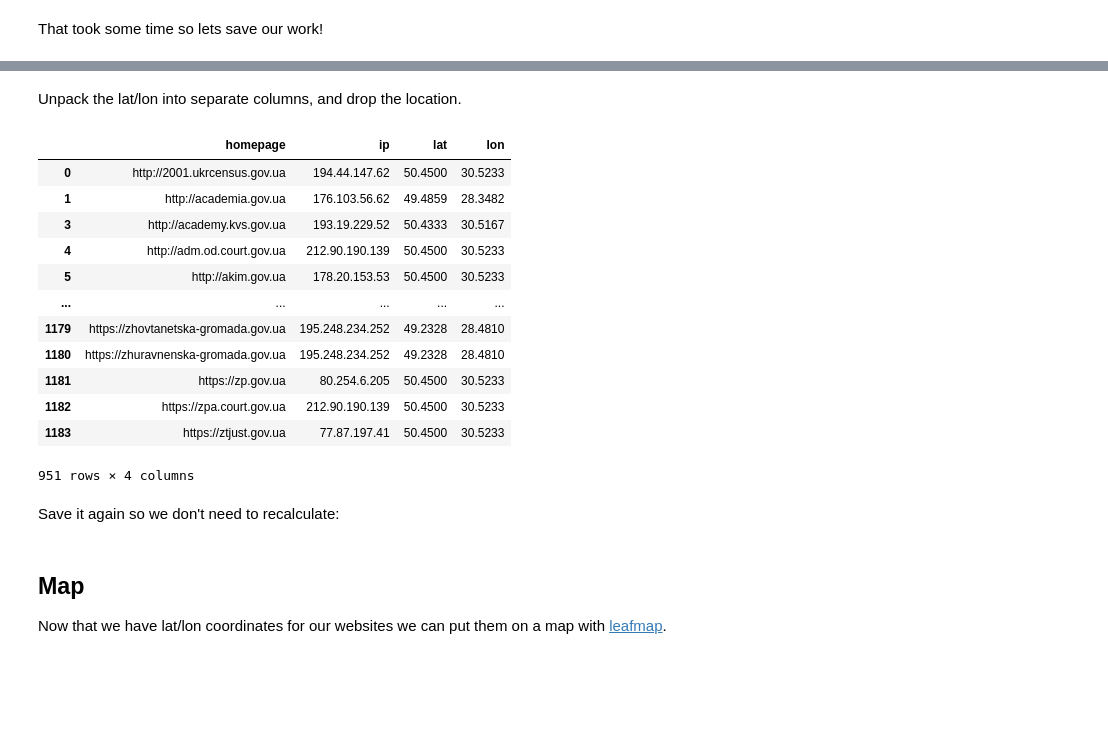
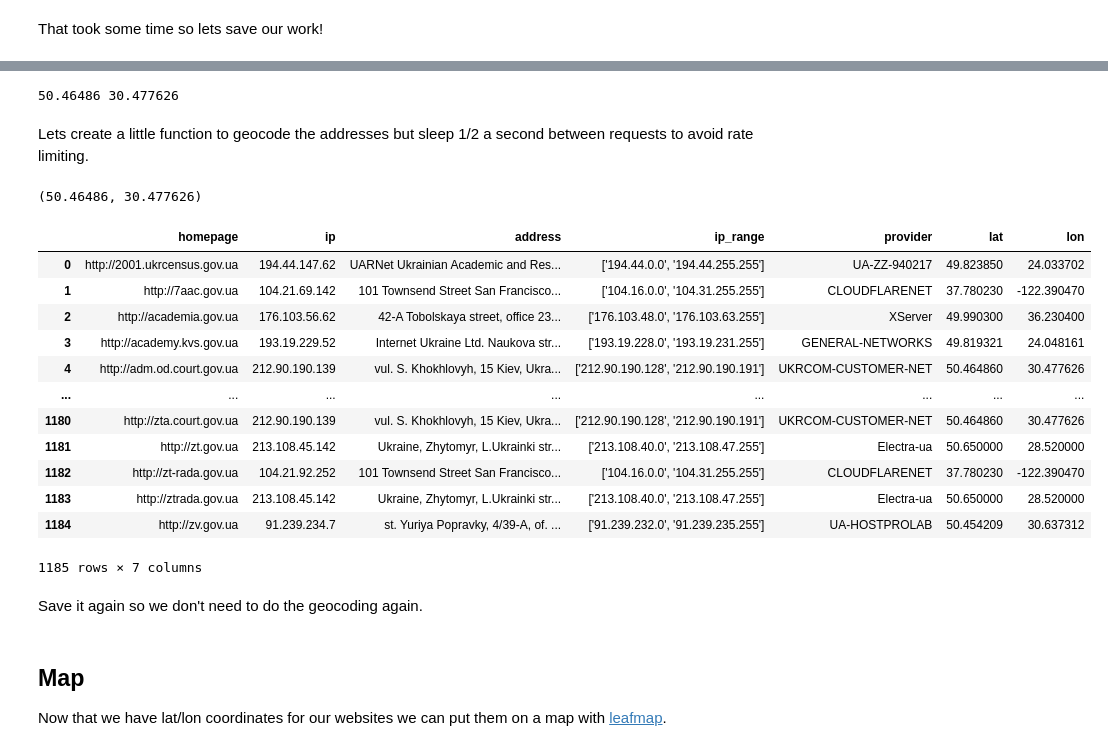
Before and after one commit to bmschmidt/gov-ua, a Jupyter notebook: Websites.ipynb, the cells around one changed output, grey strips where cells are left out. Drawn from its saved outputs; the diff is of its cells as text; code cells hidden in the pictures; blank space fills up the shorter version.

Commit message:
use geocoded whois addresses instead geoip

```diff
--- a/Websites.ipynb
+++ b/Websites.ipynb
@@ -146,0 +196,3 @@ df = df.dropna()
+# %%
+df[['address', 'ip_range', 'provider']] = df.apply(lambda r: lookup(r.ip), axis=1,  result_type="expand")
+df
@@ -147,26 +226,49 @@ df = df.dropna()
+# %%
+import os
+import geopy
+
+api_key = os.environ.get('MAPBOX_API_KEY')
+
+mapbox = geopy.MapBox(api_key=api_key)
+loc = mapbox.geocode("vul. S. Khokhlovyh, 15 Kiev, Ukraine, 04050")
+print(loc.latitude, loc.longitude)
+# %% [output]
+50.46486 30.477626
 # %% [markdown]
-Unpack the lat/lon into separate columns, and drop the location.
+Lets create a little function to geocode the addresses but sleep 1/2 a second between requests to avoid rate limiting.
-# %%
-df['lat'] = df['location'].map(lambda a: a[0])
-df['lon'] = df['location'].map(lambda a: a[1])
-df = df.drop(columns=['location'])
-df
-# %% [output]
-|  | homepage | ip | lat | lon |
-| 0 | http://2001.ukrcensus.gov.ua | 194.44.147.62 | 50.4500 | 30.5233 |
-| 1 | http://academia.gov.ua | 176.103.56.62 | 49.4859 | 28.3482 |
-| 3 | http://academy.kvs.gov.ua | 193.19.229.52 | 50.4333 | 30.5167 |
-| 4 | http://adm.od.court.gov.ua | 212.90.190.139 | 50.4500 | 30.5233 |
-| 5 | http://akim.gov.ua | 178.20.153.53 | 50.4500 | 30.5233 |
-| ... | ... | ... | ... | ... |
-| 1179 | https://zhovtanetska-gromada.gov.ua | 195.248.234.252 | 49.2328 | 28.4810 |
-| 1180 | https://zhuravnenska-gromada.gov.ua | 195.248.234.252 | 49.2328 | 28.4810 |
-| 1181 | https://zp.gov.ua | 80.254.6.205 | 50.4500 | 30.5233 |
-| 1182 | https://zpa.court.gov.ua | 212.90.190.139 | 50.4500 | 30.5233 |
-| 1183 | https://ztjust.gov.ua | 77.87.197.41 | 50.4500 | 30.5233 |
-951 rows × 4 columns
+# %%
+import time
+
+def geocode(address):
+    time.sleep(.5)
+    loc = mapbox.geocode(address)
+    if loc:
+        return (loc.latitude, loc.longitude)
+    else:
+        return (None, None)
+
+geocode("vul. S. Khokhlovyh, 15 Kiev, Ukraine, 04050")
+# %% [output]
+(50.46486, 30.477626)
+# %%
+df[['lat', 'lon']] = df.apply(lambda r: geocode(r.address), axis=1, result_type='expand')
+df
+# %% [output]
+|  | homepage | ip | address | ip_range | provider | lat | lon |
+| 0 | http://2001.ukrcensus.gov.ua | 194.44.147.62 | UARNet Ukrainian Academic and Res... | ['194.44.0.0', '194.44.255.255'] | UA-ZZ-940217 | 49.823850 | 24.033702 |
+| 1 | http://7aac.gov.ua | 104.21.69.142 | 101 Townsend Street San Francisco... | ['104.16.0.0', '104.31.255.255'] | CLOUDFLARENET | 37.780230 | -122.390470 |
+| 2 | http://academia.gov.ua | 176.103.56.62 | 42-A Tobolskaya street, office 23... | ['176.103.48.0', '176.103.63.255'] | XServer | 49.990300 | 36.230400 |
+| 3 | http://academy.kvs.gov.ua | 193.19.229.52 | Internet Ukraine Ltd. Naukova str... | ['193.19.228.0', '193.19.231.255'] | GENERAL-NETWORKS | 49.819321 | 24.048161 |
+| 4 | http://adm.od.court.gov.ua | 212.90.190.139 | vul. S. Khokhlovyh, 15 Kiev, Ukra... | ['212.90.190.128', '212.90.190.191'] | UKRCOM-CUSTOMER-NET | 50.464860 | 30.477626 |
+| ... | ... | ... | ... | ... | ... | ... | ... |
+| 1180 | http://zta.court.gov.ua | 212.90.190.139 | vul. S. Khokhlovyh, 15 Kiev, Ukra... | ['212.90.190.128', '212.90.190.191'] | UKRCOM-CUSTOMER-NET | 50.464860 | 30.477626 |
+| 1181 | http://zt.gov.ua | 213.108.45.142 | Ukraine, Zhytomyr, L.Ukrainki str... | ['213.108.40.0', '213.108.47.255'] | Electra-ua | 50.650000 | 28.520000 |
+| 1182 | http://zt-rada.gov.ua | 104.21.92.252 | 101 Townsend Street San Francisco... | ['104.16.0.0', '104.31.255.255'] | CLOUDFLARENET | 37.780230 | -122.390470 |
+| 1183 | http://ztrada.gov.ua | 213.108.45.142 | Ukraine, Zhytomyr, L.Ukrainki str... | ['213.108.40.0', '213.108.47.255'] | Electra-ua | 50.650000 | 28.520000 |
+| 1184 | http://zv.gov.ua | 91.239.234.7 | st. Yuriya Popravky, 4/39-A, of. ... | ['91.239.232.0', '91.239.235.255'] | UA-HOSTPROLAB | 50.454209 | 30.637312 |
+1185 rows × 7 columns
 # %% [markdown]
-Save it again so we don't need to recalculate:
+Save it again so we don't need to do the geocoding again.
 # %%
 df.to_csv('websites.csv', index=False)
 # %% [markdown]
```
Also changed, not shown: parts of 25 cells of this notebook, 2 other files.
